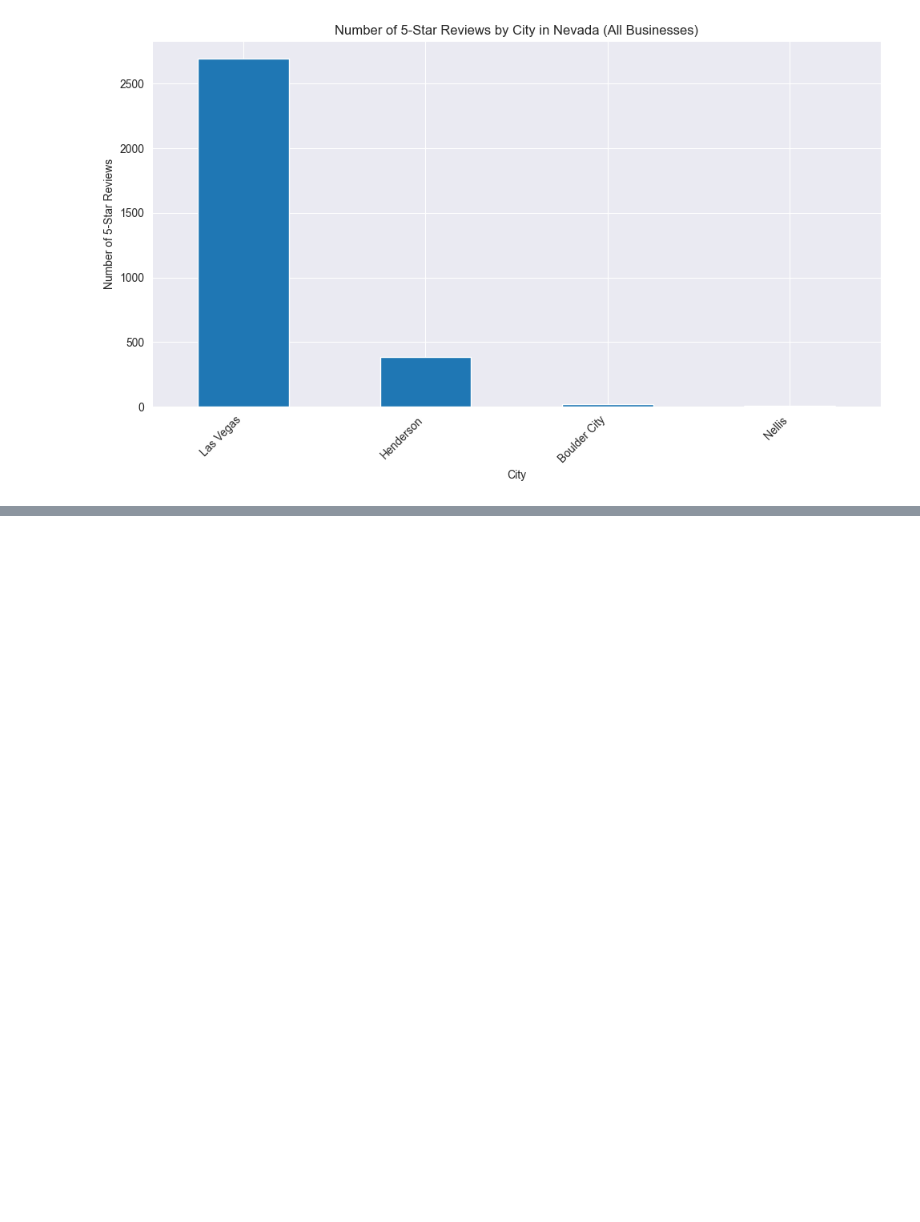
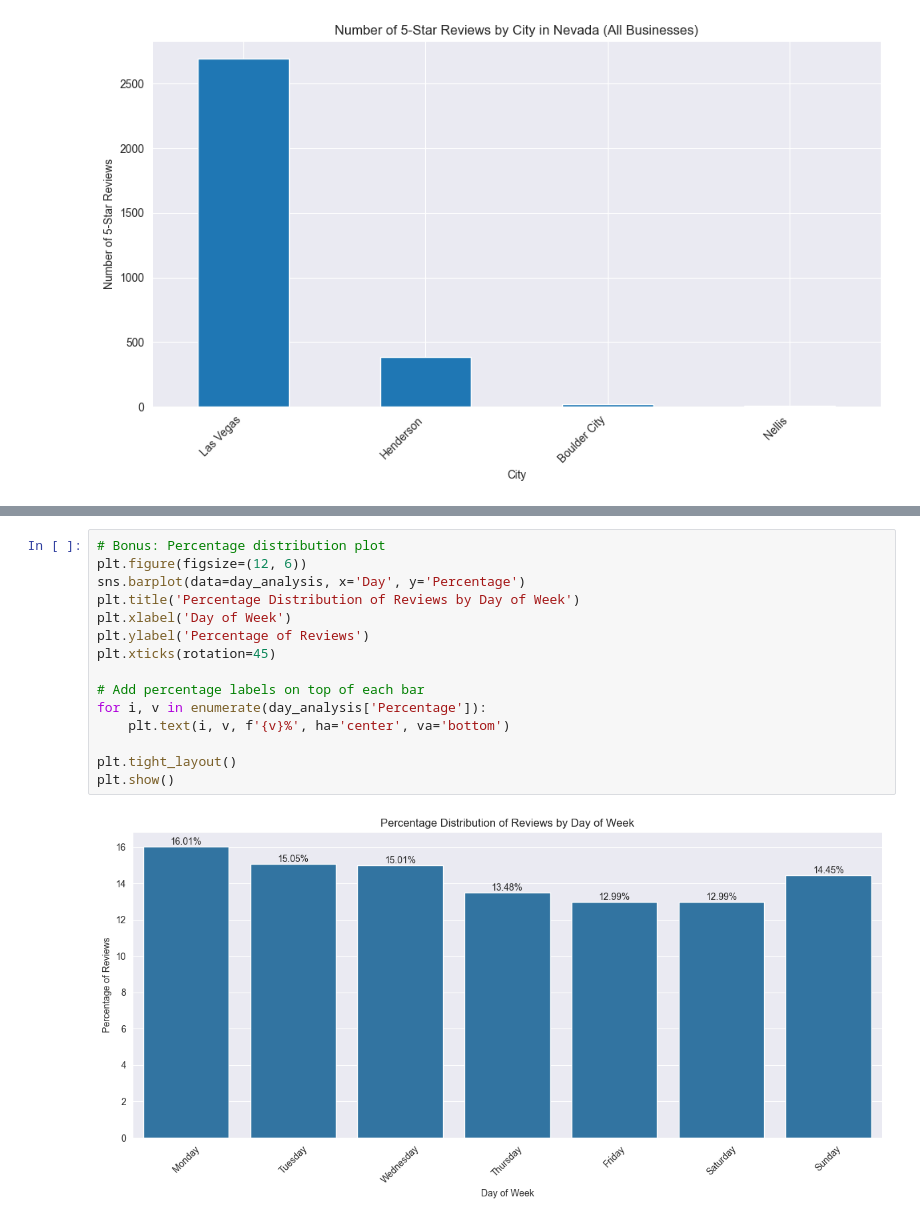
Before and after one commit to Capta1n-n9m0/ei-task, a Jupyter notebook: task.ipynb, the cells around one changed output, grey strips where cells are left out. Drawn from its saved outputs; the diff is of its cells as text; blank space fills up the shorter version.

```diff
--- a/task.ipynb
+++ b/task.ipynb
@@ -200,0 +336,17 @@ plt.show()
+# %%
+# Bonus: Percentage distribution plot
+plt.figure(figsize=(12, 6))
+sns.barplot(data=day_analysis, x='Day', y='Percentage')
+plt.title('Percentage Distribution of Reviews by Day of Week')
+plt.xlabel('Day of Week')
+plt.ylabel('Percentage of Reviews')
+plt.xticks(rotation=45)
+
+# Add percentage labels on top of each bar
+for i, v in enumerate(day_analysis['Percentage']):
+    plt.text(i, v, f'{v}%', ha='center', va='bottom')
+
+plt.tight_layout()
+plt.show()
+# %% [output]
+[figure, added]
```
Also changed, not shown: parts of 15 cells of this notebook.
